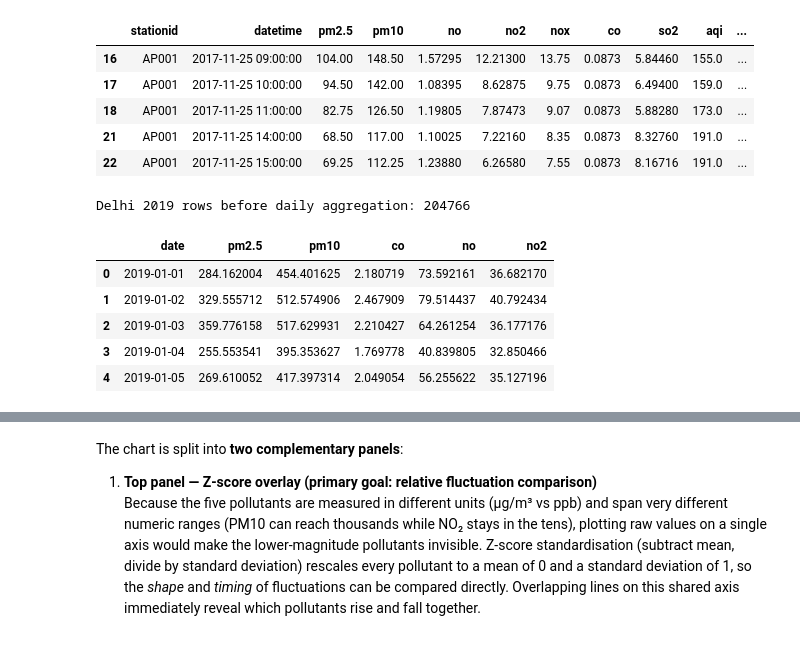
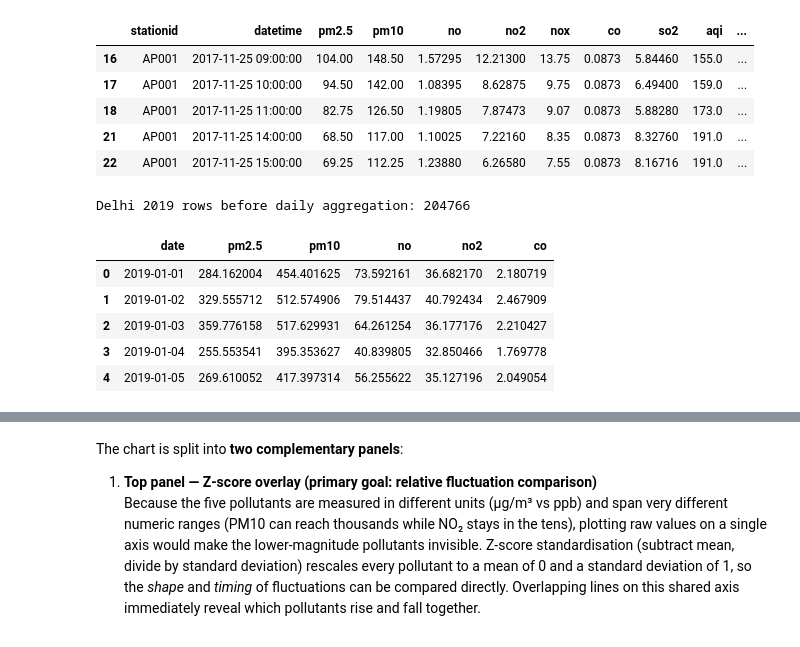
Before and after one commit to micheleminuti/python-data-visualization, a Jupyter notebook: assignment_1.ipynb, the cells around one changed output, grey strips where cells are left out. Saved outputs shown, nothing was run; the diff lists cells and outputs as text; code cells hidden in the pictures.

```diff
--- a/assignment_1.ipynb
+++ b/assignment_1.ipynb
@@ -758,40 +758,42 @@ df.head()
 | 22 | AP001 | 2017-11-25 15:00:00 | 69.25 | 112.25 | 1.23880 | 6.26580 | 7.55 | 0.0873 | 8.16716 | 191.0 | ... |
 # %%
 # Pollutants of interest
-POLLUTANTS = ["pm2.5", "pm10", "co", "no", "no2"]
+PM_POLLUTANTS = ["pm2.5", "pm10"]
+GAS_POLLUTANTS = ["no", "no2", "co"]
+POLLUTANTS = PM_POLLUTANTS + GAS_POLLUTANTS
 
 # Filter: Delhi only, year 2019
 delhi_2019 = df[
     (df["City"] == "Delhi") &
     (df["datetime"].dt.year == 2019)
 ].copy()
 
 print(f"Delhi 2019 rows before daily aggregation: {len(delhi_2019)}")
 
 # Add a date column (day-level granularity)
 delhi_2019["date"] = delhi_2019["datetime"].dt.date
 
-# daily average across ALL stations within Delhi
+# Daily average across all stations within Delhi
 daily = (
     delhi_2019
     .groupby("date")[POLLUTANTS]
     .mean()
     .reset_index()
 )
 
-# cast date to datetime and sort by date
+# Cast date to datetime and sort by date
 daily["date"] = pd.to_datetime(daily["date"])
 daily = daily.sort_values("date").reset_index(drop=True)
 
 daily.head()
 # %% [output]
 Delhi 2019 rows before daily aggregation: 204766
-|  | date | pm2.5 | pm10 | co | no | no2 |
-| 0 | 2019-01-01 | 284.162004 | 454.401625 | 2.180719 | 73.592161 | 36.682170 |
-| 1 | 2019-01-02 | 329.555712 | 512.574906 | 2.467909 | 79.514437 | 40.792434 |
-| 2 | 2019-01-03 | 359.776158 | 517.629931 | 2.210427 | 64.261254 | 36.177176 |
-| 3 | 2019-01-04 | 255.553541 | 395.353627 | 1.769778 | 40.839805 | 32.850466 |
-| 4 | 2019-01-05 | 269.610052 | 417.397314 | 2.049054 | 56.255622 | 35.127196 |
+|  | date | pm2.5 | pm10 | no | no2 | co |
+| 0 | 2019-01-01 | 284.162004 | 454.401625 | 73.592161 | 36.682170 | 2.180719 |
+| 1 | 2019-01-02 | 329.555712 | 512.574906 | 79.514437 | 40.792434 | 2.467909 |
+| 2 | 2019-01-03 | 359.776158 | 517.629931 | 64.261254 | 36.177176 | 2.210427 |
+| 3 | 2019-01-04 | 255.553541 | 395.353627 | 40.839805 | 32.850466 | 1.769778 |
+| 4 | 2019-01-05 | 269.610052 | 417.397314 | 56.255622 | 35.127196 | 2.049054 |
 # %%
 # Z-score (standardise): subtract mean, divide by std
 # This removes the unit/scale difference between µg/m³ and ppb, and lets us compare *relative fluctuations* on a single axis.
```
Also changed, not shown: parts of 18 cells of this notebook, 2 other files.
